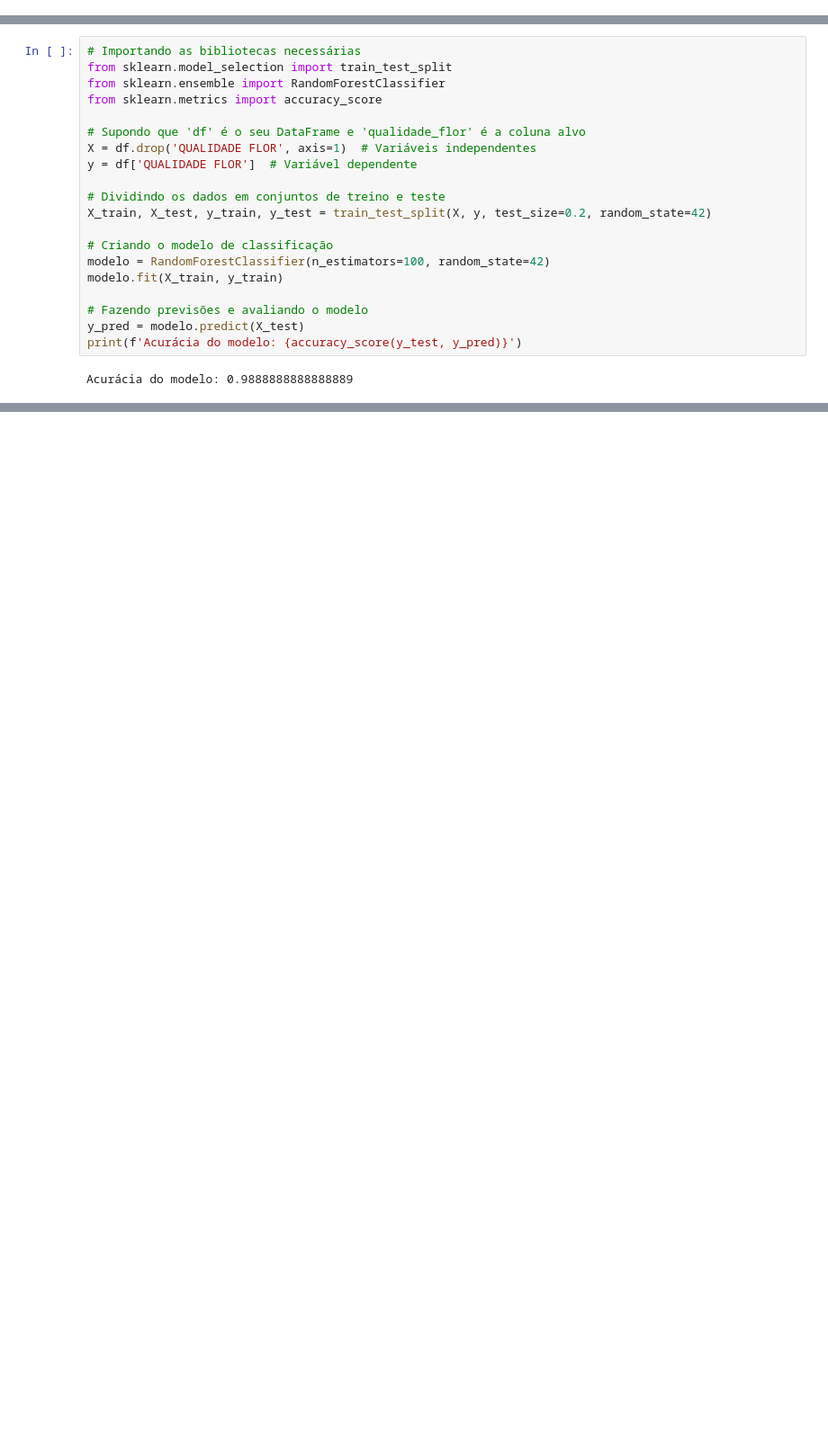
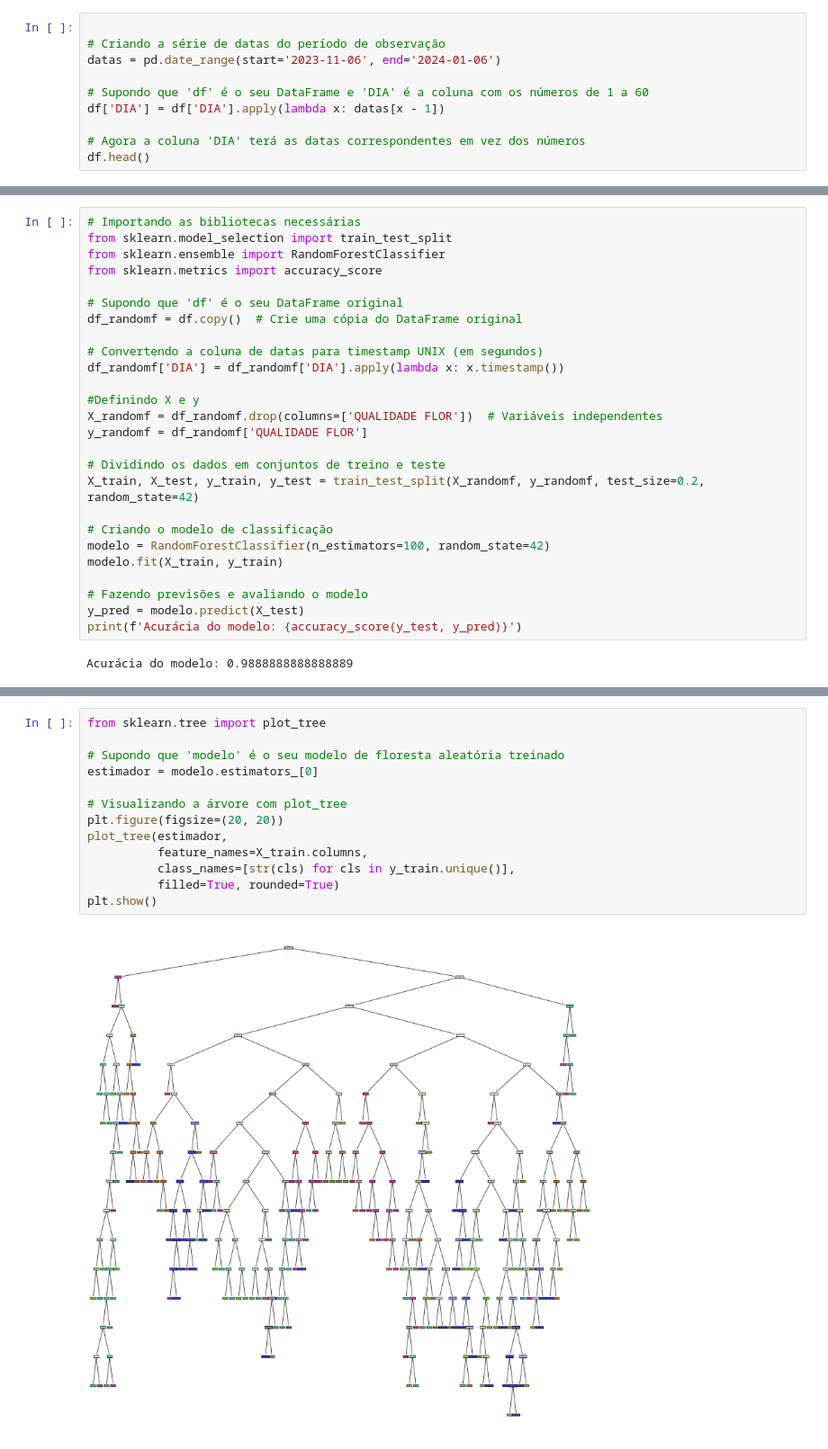
Before and after one commit to leaop/Graduation, a Jupyter notebook: 5 semestre/PIC/projeto.ipynb, the cells around one changed output, grey strips where cells are left out. Shown at 90% size. Cells and saved outputs as stored; diff of their text form; blank space fills up the shorter version.

```diff
--- a/5 semestre/PIC/projeto.ipynb
+++ b/5 semestre/PIC/projeto.ipynb
@@ -320,0 +331,10 @@ dtype: float64
+# %%
+
+# Criando a série de datas do período de observação
+datas = pd.date_range(start='2023-11-06', end='2024-01-06')
+
+# Supondo que 'df' é o seu DataFrame e 'DIA' é a coluna com os números de 1 a 60
+df['DIA'] = df['DIA'].apply(lambda x: datas[x - 1])
+
+# Agora a coluna 'DIA' terá as datas correspondentes em vez dos números
+df.head()
@@ -584,12 +613,18 @@ from sklearn.model_selection import train_test_split
 from sklearn.ensemble import RandomForestClassifier
 from sklearn.metrics import accuracy_score
 
-# Supondo que 'df' é o seu DataFrame e 'qualidade_flor' é a coluna alvo
-X = df.drop('QUALIDADE FLOR', axis=1)  # Variáveis independentes
-y = df['QUALIDADE FLOR']  # Variável dependente
+# Supondo que 'df' é o seu DataFrame original
+df_randomf = df.copy()  # Crie uma cópia do DataFrame original
+
+# Convertendo a coluna de datas para timestamp UNIX (em segundos)
+df_randomf['DIA'] = df_randomf['DIA'].apply(lambda x: x.timestamp())
+
+#Definindo X e y
+X_randomf = df_randomf.drop(columns=['QUALIDADE FLOR'])  # Variáveis independentes
+y_randomf = df_randomf['QUALIDADE FLOR']
 
 # Dividindo os dados em conjuntos de treino e teste
-X_train, X_test, y_train, y_test = train_test_split(X, y, test_size=0.2, random_state=42)
+X_train, X_test, y_train, y_test = train_test_split(X_randomf, y_randomf, test_size=0.2, random_state=42)
 
 # Criando o modelo de classificação
 modelo = RandomForestClassifier(n_estimators=100, random_state=42)
@@ -631,0 +638,15 @@ InvocationException: GraphViz's executables not found
+# %%
+from sklearn.tree import plot_tree
+
+# Supondo que 'modelo' é o seu modelo de floresta aleatória treinado
+estimador = modelo.estimators_[0]
+
+# Visualizando a árvore com plot_tree
+plt.figure(figsize=(20, 20))
+plot_tree(estimador,
+          feature_names=X_train.columns,
+          class_names=[str(cls) for cls in y_train.unique()],
+          filled=True, rounded=True)
+plt.show()
+# %% [output]
+[figure, added]
```
Also changed, not shown: parts of 6 cells of this notebook, 2 other files.
